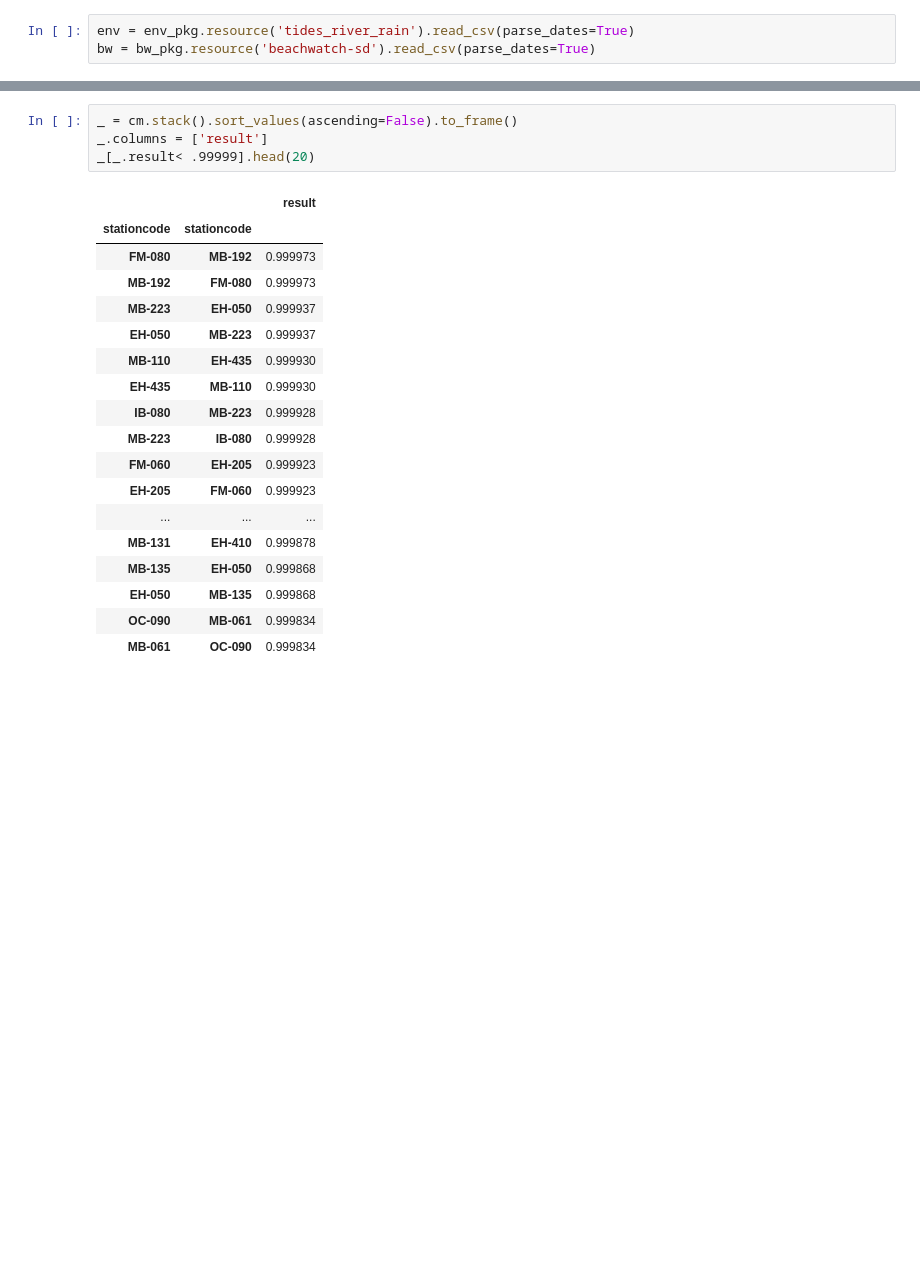
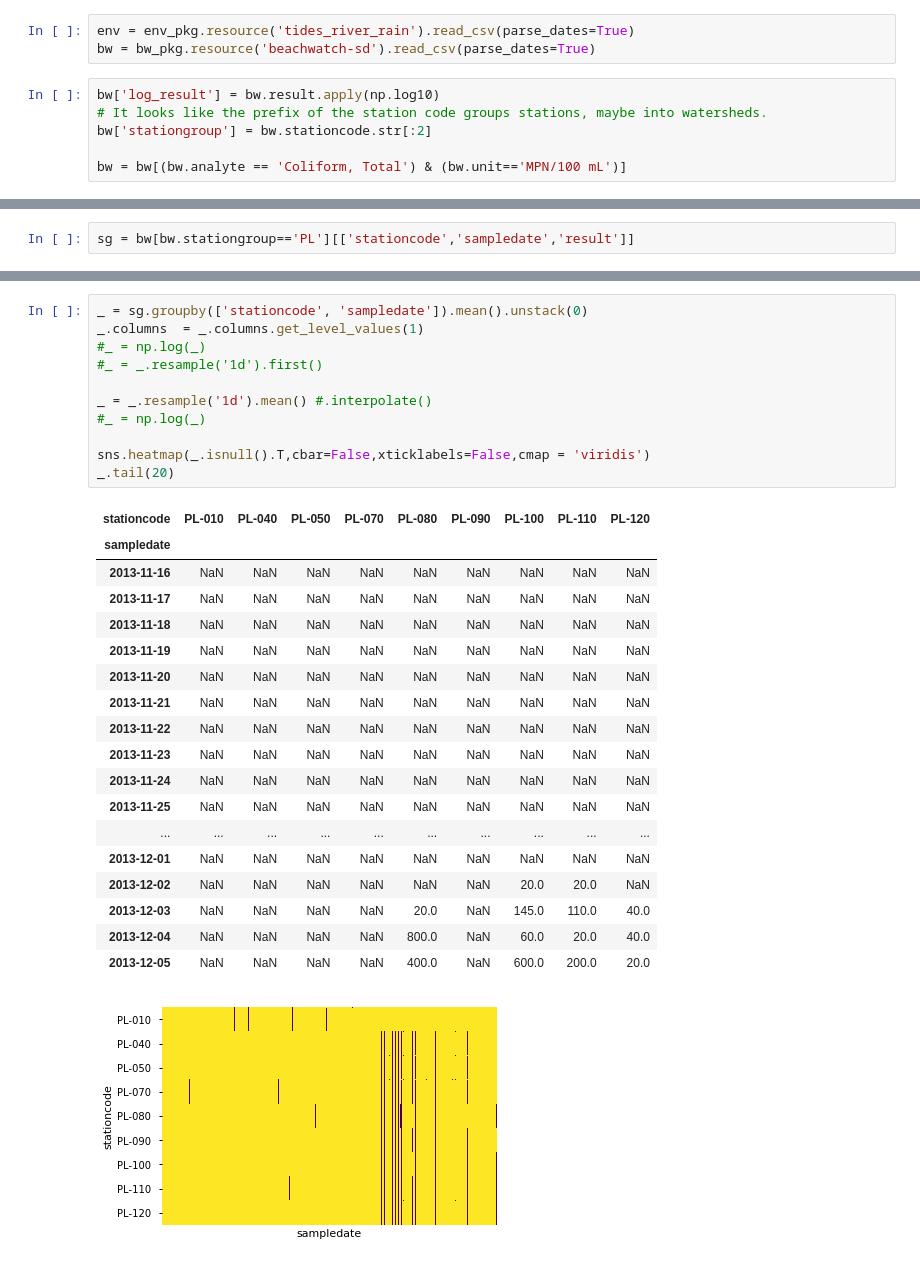
Before and after one commit to san-diego-water-quality/ericbusboom, a Jupyter notebook: Station Weather Correlations.ipynb, the cells around one changed output, grey strips where cells are left out. Saved outputs shown, nothing was run; the diff lists cells and outputs as text; blank space fills up the shorter version.

```diff
--- a/Station Weather Correlations.ipynb
+++ b/Station Weather Correlations.ipynb
@@ -24,4 +24,10 @@ bw_pkg
 # %%
 env = env_pkg.resource('tides_river_rain').read_csv(parse_dates=True)
 bw = bw_pkg.resource('beachwatch-sd').read_csv(parse_dates=True)
+# %%
+bw['log_result'] = bw.result.apply(np.log10)
+# It looks like the prefix of the station code groups stations, maybe into watersheds.
+bw['stationgroup'] = bw.stationcode.str[:2]
+
+bw = bw[(bw.analyte == 'Coliform, Total') & (bw.unit=='MPN/100 mL')]
 # %%
@@ -37 +53,3 @@ Name: methodname, dtype: int64
+# %%
+sg = bw[bw.stationgroup=='PL'][['stationcode','sampledate','result']]
 # %%
@@ -54,23 +68,31 @@ sns.heatmap(cm, mask=mask, cmap = 'viridis')
-# %%
-_ = cm.stack().sort_values(ascending=False).to_frame()
-_.columns = ['result']
-_[_.result< .99999].head(20)
-# %% [output]
-|  |  | result |
-| stationcode | stationcode |  |
-| FM-080 | MB-192 | 0.999973 |
-| MB-192 | FM-080 | 0.999973 |
-| MB-223 | EH-050 | 0.999937 |
-| EH-050 | MB-223 | 0.999937 |
-| MB-110 | EH-435 | 0.999930 |
-| EH-435 | MB-110 | 0.999930 |
-| IB-080 | MB-223 | 0.999928 |
-| MB-223 | IB-080 | 0.999928 |
-| FM-060 | EH-205 | 0.999923 |
-| EH-205 | FM-060 | 0.999923 |
-| ... | ... | ... |
-| MB-131 | EH-410 | 0.999878 |
-| MB-135 | EH-050 | 0.999868 |
-| EH-050 | MB-135 | 0.999868 |
-| OC-090 | MB-061 | 0.999834 |
-| MB-061 | OC-090 | 0.999834 |
+# %%
+_ = sg.groupby(['stationcode', 'sampledate']).mean().unstack(0)
+_.columns  = _.columns.get_level_values(1)
+#_ = np.log(_)
+#_ = _.resample('1d').first()
+
+_ = _.resample('1d').mean() #.interpolate()
+#_ = np.log(_)
+
+sns.heatmap(_.isnull().T,cbar=False,xticklabels=False,cmap = 'viridis')
+_.tail(20)
+# %% [output]
+| stationcode | PL-010 | PL-040 | PL-050 | PL-070 | PL-080 | PL-090 | PL-100 | PL-110 | PL-120 |
+| sampledate |  |  |  |  |  |  |  |  |  |
+| 2013-11-16 | NaN | NaN | NaN | NaN | NaN | NaN | NaN | NaN | NaN |
+| 2013-11-17 | NaN | NaN | NaN | NaN | NaN | NaN | NaN | NaN | NaN |
+| 2013-11-18 | NaN | NaN | NaN | NaN | NaN | NaN | NaN | NaN | NaN |
+| 2013-11-19 | NaN | NaN | NaN | NaN | NaN | NaN | NaN | NaN | NaN |
+| 2013-11-20 | NaN | NaN | NaN | NaN | NaN | NaN | NaN | NaN | NaN |
+| 2013-11-21 | NaN | NaN | NaN | NaN | NaN | NaN | NaN | NaN | NaN |
+| 2013-11-22 | NaN | NaN | NaN | NaN | NaN | NaN | NaN | NaN | NaN |
+| 2013-11-23 | NaN | NaN | NaN | NaN | NaN | NaN | NaN | NaN | NaN |
+| 2013-11-24 | NaN | NaN | NaN | NaN | NaN | NaN | NaN | NaN | NaN |
+| 2013-11-25 | NaN | NaN | NaN | NaN | NaN | NaN | NaN | NaN | NaN |
+| ... | ... | ... | ... | ... | ... | ... | ... | ... | ... |
+| 2013-12-01 | NaN | NaN | NaN | NaN | NaN | NaN | NaN | NaN | NaN |
+| 2013-12-02 | NaN | NaN | NaN | NaN | NaN | NaN | 20.0 | 20.0 | NaN |
+| 2013-12-03 | NaN | NaN | NaN | NaN | 20.0 | NaN | 145.0 | 110.0 | 40.0 |
+| 2013-12-04 | NaN | NaN | NaN | NaN | 800.0 | NaN | 60.0 | 20.0 | 40.0 |
+| 2013-12-05 | NaN | NaN | NaN | NaN | 400.0 | NaN | 600.0 | 200.0 | 20.0 |
+[figure, added]
```
Also changed, not shown: parts of 14 cells of this notebook, 2 other files.
